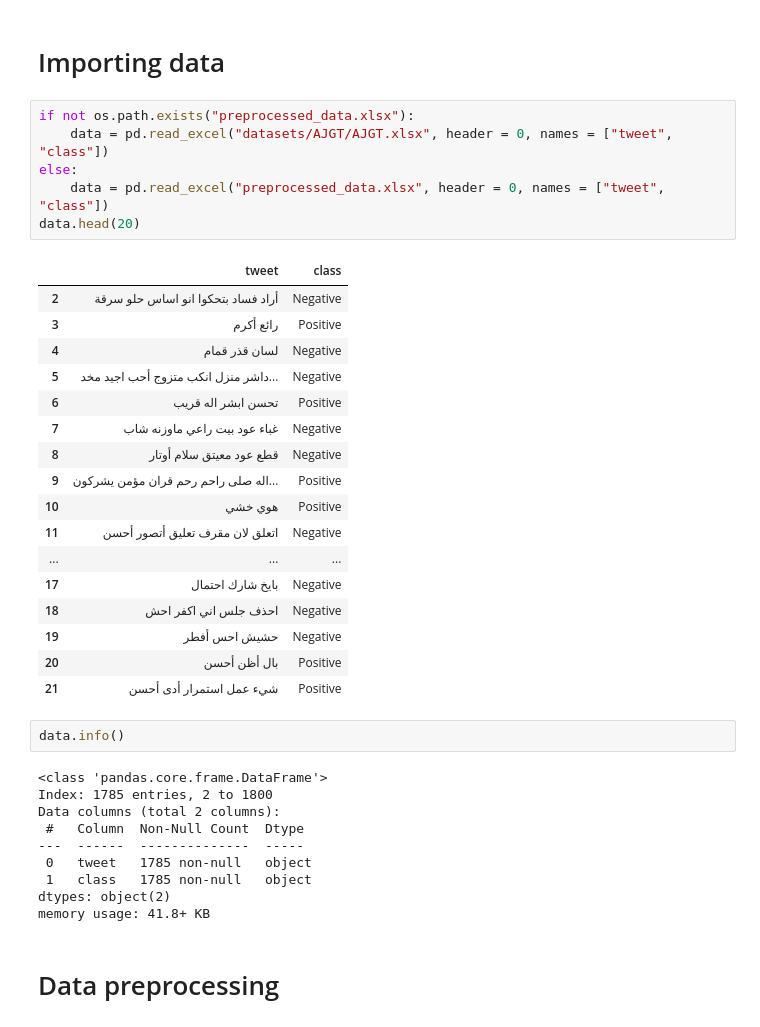
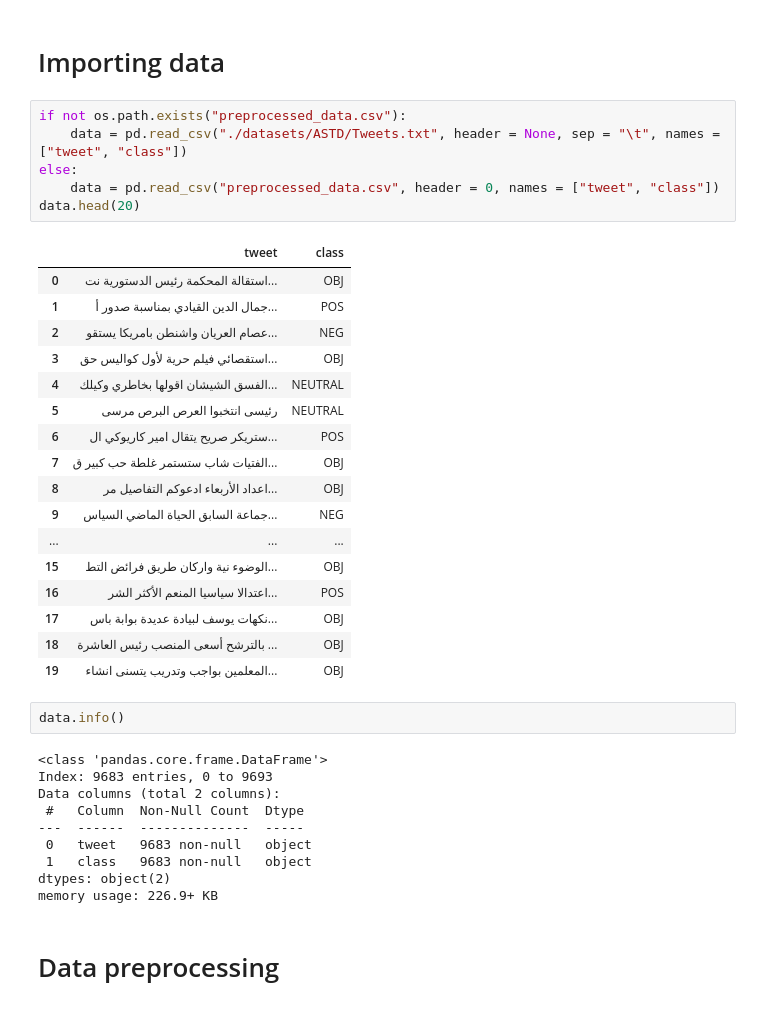
Before and after one commit to OtmaneDaoudi/Arabic-sentiment-analysis, a Jupyter notebook: arabic_sentiment_analysis.ipynb, the cells around one changed output. Saved outputs shown, nothing was run; the diff lists cells and outputs as text.

Commit message:
ASTD

```diff
--- a/arabic_sentiment_analysis.ipynb
+++ b/arabic_sentiment_analysis.ipynb
@@ -50,41 +49,41 @@ SEED = 21
 # %% [markdown]
 # Importing data
 # %%
-if not os.path.exists("preprocessed_data.xlsx"):
-    data = pd.read_excel("datasets/AJGT/AJGT.xlsx", header = 0, names = ["tweet", "class"])
+if not os.path.exists("preprocessed_data.csv"):
+    data = pd.read_csv("./datasets/ASTD/Tweets.txt", header = None, sep = "\t", names = ["tweet", "class"])
 else:
-    data = pd.read_excel("preprocessed_data.xlsx", header = 0, names = ["tweet", "class"])
+    data = pd.read_csv("preprocessed_data.csv", header = 0, names = ["tweet", "class"])
 data.head(20)
 # %% [output]
 |  | tweet | class |
-| 2 | أراد فساد بتحكوا انو اساس حلو سرقة | Negative |
-| 3 | رائع أكرم | Positive |
-| 4 | لسان قذر قمام | Negative |
-| 5 | داشر منزل انكب متزوج أحب اجيد مخد... | Negative |
-| 6 | تحسن ابشر اله قريب | Positive |
-| 7 | غباء عود بيت راعي ماوزنه شاب | Negative |
-| 8 | قطع عود معيتق سلام أوتار | Negative |
-| 9 | اله صلى راحم رحم قران مؤمن يشركون... | Positive |
-| 10 | هوي خشي | Positive |
-| 11 | اتعلق لان مقرف تعليق أتصور أحسن | Negative |
+| 0 | استقالة المحكمة رئيس الدستورية نت... | OBJ |
+| 1 | جمال الدين القيادي بمناسبة صدور أ... | POS |
+| 2 | عصام العريان واشنطن بامريكا يستقو... | NEG |
+| 3 | استقصائي فيلم حرية لأول كواليس حق... | OBJ |
+| 4 | الفسق الشيشان اقولها بخاطري وكيلك... | NEUTRAL |
+| 5 | رئيسى انتخبوا العرص البرص مرسى | NEUTRAL |
+| 6 | ستريكر صريح يتقال امير كاريوكي ال... | POS |
+| 7 | الفتيات شاب ستستمر غلطة حب كبير ق... | OBJ |
+| 8 | اعداد الأربعاء ادعوكم التفاصيل مر... | OBJ |
+| 9 | جماعة السابق الحياة الماضي السياس... | NEG |
 | ... | ... | ... |
-| 17 | بايخ شارك احتمال | Negative |
-| 18 | احذف جلس اني اكفر احش | Negative |
-| 19 | حشيش احس أفطر | Negative |
-| 20 | بال أظن أحسن | Positive |
-| 21 | شيء عمل استمرار أدى أحسن | Positive |
+| 15 | الوضوء نية واركان طريق فرائض التط... | OBJ |
+| 16 | اعتدالا سياسيا المنعم الأكثر الشر... | POS |
+| 17 | نكهات يوسف لبيادة عديدة بوابة باس... | OBJ |
+| 18 | بالترشح أسعى المنصب رئيس العاشرة ... | OBJ |
+| 19 | المعلمين بواجب وتدريب يتسنى انشاء... | OBJ |
 # %%
 data.info()
 # %% [output]
 <class 'pandas.core.frame.DataFrame'>
-Index: 1785 entries, 2 to 1800
+Index: 9683 entries, 0 to 9693
 Data columns (total 2 columns):
  #   Column  Non-Null Count  Dtype
 ---  ------  --------------  -----
- 0   tweet   1785 non-null   object
- 1   class   1785 non-null   object
+ 0   tweet   9683 non-null   object
+ 1   class   9683 non-null   object
 dtypes: object(2)
-memory usage: 41.8+ KB
+memory usage: 226.9+ KB
 # %% [markdown]
 # Data preprocessing
 # %% [markdown]
```
Also changed, not shown: parts of 42 cells of this notebook, 8 other files.
